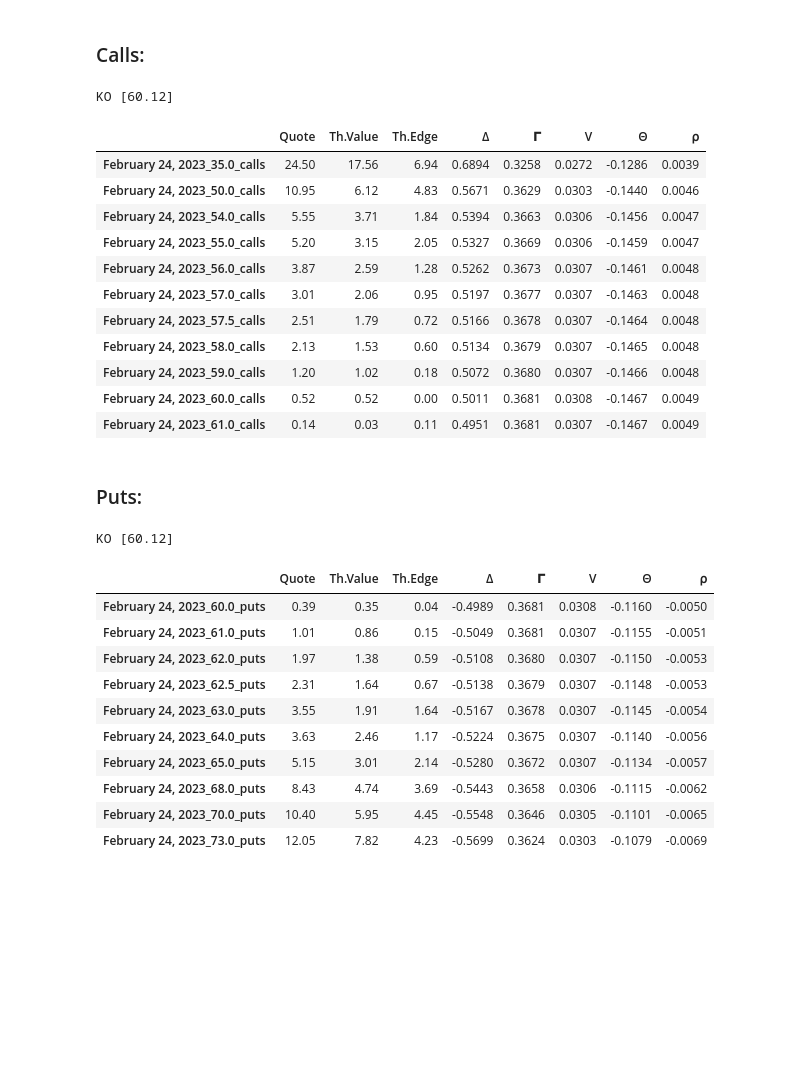
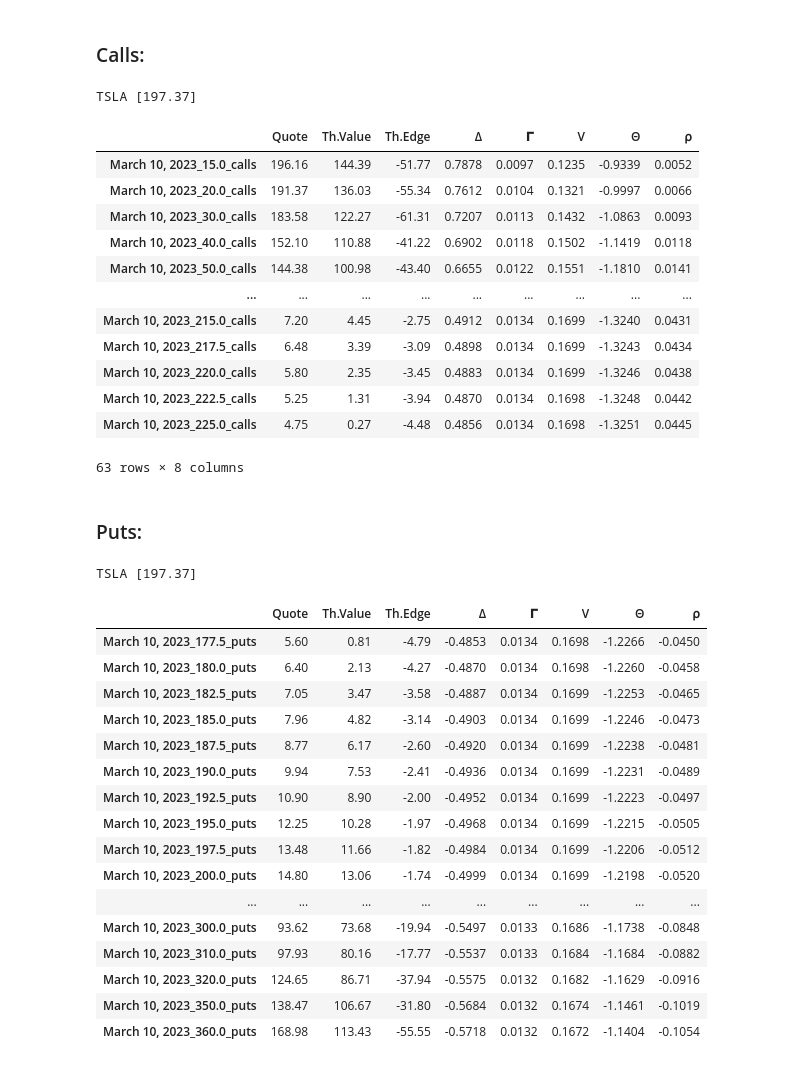
Before and after one commit to kevinhhl/options-pricing-tools-and-trading-strategies, a Jupyter notebook: Black_Scholes_Merton_Model_Part1_Screening_YF_for_theoretical_edges.ipynb, the cells around one changed output. Drawn from its saved outputs; the diff is of its cells as text; code cells hidden in the pictures; blank space fills up the shorter version.

```diff
--- a/Black_Scholes_Merton_Model_Part1_Screening_YF_for_theoretical_edges.ipynb
+++ b/Black_Scholes_Merton_Model_Part1_Screening_YF_for_theoretical_edges.ipynb
@@ -142,10 +154,11 @@ assert (test_model.rho_put-     -.063795).round(5)==0
 😎 Setting up our model:
 # %%
 # Manual inputs:
-symbol                   = "KO"             # <--  input
-riskfree_rate            = .0512            # <--  input
-date_today               = date(2023,2,18)  # <--  input
-date_expire              = date(2023,2,24)  # <--  input
+symbol            = "TSLA"
+riskfree_rate     = .0512
+sigma             = 0.7
+date_today        = date(2023,2,21)
+date_expire       = date(2023,3,10)
 # %%
 # Confirming that the expiration date is valid.
 exp_dates = options.get_expiration_dates(symbol)
@@ -192,0 +187,5 @@ crnt_price
+# %%
+ticker_yahoo = yf.Ticker(symbol)
+data = ticker_yahoo.history()
+crnt_price = data['Close'].iloc[-1]
+crnt_price
@@ -203,7 +204,11 @@ NAME_RHO     = "⍴"
 
 FORMAT_COLS = [NAME_QUOTE, NAME_TV, NAME_TVDIFF, NAME_DELTA, NAME_GAMMA, NAME_VEGA, NAME_THETA, NAME_RHO]
 
-def get_df(option_type, date_expire_str, chain, verbose=False):
+def get_df(chain, option_type, date_expire_str, verbose=False):
+  ''' @param Object chain : from options.get_options_chain(symbol, date_expire_str)["option_type"]
+      @param string option_type : either "calls" or "puts"
+      @param string date_expire_str : element of options.get_expiration_dates(symbol)
+  '''
   l_strike, l_quote, l_tv, l_diff, l_delta, l_gamma, l_vega, l_theta, l_rho, l_index_names = [], [], [], [], [], [], [], [], [], []
 
   for i in range(len(chain)):
@@ -220,7 +225,7 @@ def get_df(option_type, date_expire_str, chain, verbose=False):
 
     if tv > 0:
       q = chain["Last Price"][i]
-      _diff = (q-tv).round(2)
+      _diff = (tv-q).round(2)
       if verbose:
         print("{}: strike= {}\tquote= {}\tTV= {};\tdiff.= {}".format(option_type, x, q, tv.round(2), _diff ))
 
@@ -268,39 +257,46 @@ model = BSM(s     =crnt_price,
 # %% [markdown]
 ### Calls:
 # %%
-df_call = get_df("calls", date_expire_str, chain_call)
+df_call = get_df(chain_call, "calls", date_expire_str)
 print("{} [{}]\n".format(symbol, round(crnt_price,2)))
 df_call
 # %% [output]
-KO [60.12]
+TSLA [197.37]
 |  | Quote | Th.Value | Th.Edge | Δ | 𝚪 | V | Θ | ⍴ |
-| February 24, 2023_35.0_calls | 24.50 | 17.56 | 6.94 | 0.6894 | 0.3258 | 0.0272 | -0.1286 | 0.0039 |
-| February 24, 2023_50.0_calls | 10.95 | 6.12 | 4.83 | 0.5671 | 0.3629 | 0.0303 | -0.1440 | 0.0046 |
-| February 24, 2023_54.0_calls | 5.55 | 3.71 | 1.84 | 0.5394 | 0.3663 | 0.0306 | -0.1456 | 0.0047 |
-| February 24, 2023_55.0_calls | 5.20 | 3.15 | 2.05 | 0.5327 | 0.3669 | 0.0306 | -0.1459 | 0.0047 |
-| February 24, 2023_56.0_calls | 3.87 | 2.59 | 1.28 | 0.5262 | 0.3673 | 0.0307 | -0.1461 | 0.0048 |
-| February 24, 2023_57.0_calls | 3.01 | 2.06 | 0.95 | 0.5197 | 0.3677 | 0.0307 | -0.1463 | 0.0048 |
-| February 24, 2023_57.5_calls | 2.51 | 1.79 | 0.72 | 0.5166 | 0.3678 | 0.0307 | -0.1464 | 0.0048 |
-| February 24, 2023_58.0_calls | 2.13 | 1.53 | 0.60 | 0.5134 | 0.3679 | 0.0307 | -0.1465 | 0.0048 |
-| February 24, 2023_59.0_calls | 1.20 | 1.02 | 0.18 | 0.5072 | 0.3680 | 0.0307 | -0.1466 | 0.0048 |
-| February 24, 2023_60.0_calls | 0.52 | 0.52 | 0.00 | 0.5011 | 0.3681 | 0.0308 | -0.1467 | 0.0049 |
-| February 24, 2023_61.0_calls | 0.14 | 0.03 | 0.11 | 0.4951 | 0.3681 | 0.0307 | -0.1467 | 0.0049 |
+| March 10, 2023_15.0_calls | 196.16 | 144.39 | -51.77 | 0.7878 | 0.0097 | 0.1235 | -0.9339 | 0.0052 |
+| March 10, 2023_20.0_calls | 191.37 | 136.03 | -55.34 | 0.7612 | 0.0104 | 0.1321 | -0.9997 | 0.0066 |
+| March 10, 2023_30.0_calls | 183.58 | 122.27 | -61.31 | 0.7207 | 0.0113 | 0.1432 | -1.0863 | 0.0093 |
+| March 10, 2023_40.0_calls | 152.10 | 110.88 | -41.22 | 0.6902 | 0.0118 | 0.1502 | -1.1419 | 0.0118 |
+| March 10, 2023_50.0_calls | 144.38 | 100.98 | -43.40 | 0.6655 | 0.0122 | 0.1551 | -1.1810 | 0.0141 |
+| ... | ... | ... | ... | ... | ... | ... | ... | ... |
+| March 10, 2023_215.0_calls | 7.20 | 4.45 | -2.75 | 0.4912 | 0.0134 | 0.1699 | -1.3240 | 0.0431 |
+| March 10, 2023_217.5_calls | 6.48 | 3.39 | -3.09 | 0.4898 | 0.0134 | 0.1699 | -1.3243 | 0.0434 |
+| March 10, 2023_220.0_calls | 5.80 | 2.35 | -3.45 | 0.4883 | 0.0134 | 0.1699 | -1.3246 | 0.0438 |
+| March 10, 2023_222.5_calls | 5.25 | 1.31 | -3.94 | 0.4870 | 0.0134 | 0.1698 | -1.3248 | 0.0442 |
+| March 10, 2023_225.0_calls | 4.75 | 0.27 | -4.48 | 0.4856 | 0.0134 | 0.1698 | -1.3251 | 0.0445 |
+63 rows × 8 columns
 # %% [markdown]
 ### Puts:
 # %%
-df_put = get_df("puts", date_expire_str, chain_put)
+df_put = get_df(chain_put, "puts", date_expire_str)
 print("{} [{}]\n".format(symbol, round(crnt_price,2)))
 df_put
 # %% [output]
-KO [60.12]
+TSLA [197.37]
 |  | Quote | Th.Value | Th.Edge | Δ | 𝚪 | V | Θ | ⍴ |
-| February 24, 2023_60.0_puts | 0.39 | 0.35 | 0.04 | -0.4989 | 0.3681 | 0.0308 | -0.1160 | -0.0050 |
-| February 24, 2023_61.0_puts | 1.01 | 0.86 | 0.15 | -0.5049 | 0.3681 | 0.0307 | -0.1155 | -0.0051 |
-| February 24, 2023_62.0_puts | 1.97 | 1.38 | 0.59 | -0.5108 | 0.3680 | 0.0307 | -0.1150 | -0.0053 |
-| February 24, 2023_62.5_puts | 2.31 | 1.64 | 0.67 | -0.5138 | 0.3679 | 0.0307 | -0.1148 | -0.0053 |
-| February 24, 2023_63.0_puts | 3.55 | 1.91 | 1.64 | -0.5167 | 0.3678 | 0.0307 | -0.1145 | -0.0054 |
-| February 24, 2023_64.0_puts | 3.63 | 2.46 | 1.17 | -0.5224 | 0.3675 | 0.0307 | -0.1140 | -0.0056 |
-| February 24, 2023_65.0_puts | 5.15 | 3.01 | 2.14 | -0.5280 | 0.3672 | 0.0307 | -0.1134 | -0.0057 |
-| February 24, 2023_68.0_puts | 8.43 | 4.74 | 3.69 | -0.5443 | 0.3658 | 0.0306 | -0.1115 | -0.0062 |
-| February 24, 2023_70.0_puts | 10.40 | 5.95 | 4.45 | -0.5548 | 0.3646 | 0.0305 | -0.1101 | -0.0065 |
-| February 24, 2023_73.0_puts | 12.05 | 7.82 | 4.23 | -0.5699 | 0.3624 | 0.0303 | -0.1079 | -0.0069 |
+| March 10, 2023_177.5_puts | 5.60 | 0.81 | -4.79 | -0.4853 | 0.0134 | 0.1698 | -1.2266 | -0.0450 |
+| March 10, 2023_180.0_puts | 6.40 | 2.13 | -4.27 | -0.4870 | 0.0134 | 0.1698 | -1.2260 | -0.0458 |
+| March 10, 2023_182.5_puts | 7.05 | 3.47 | -3.58 | -0.4887 | 0.0134 | 0.1699 | -1.2253 | -0.0465 |
+| March 10, 2023_185.0_puts | 7.96 | 4.82 | -3.14 | -0.4903 | 0.0134 | 0.1699 | -1.2246 | -0.0473 |
+| March 10, 2023_187.5_puts | 8.77 | 6.17 | -2.60 | -0.4920 | 0.0134 | 0.1699 | -1.2238 | -0.0481 |
+| March 10, 2023_190.0_puts | 9.94 | 7.53 | -2.41 | -0.4936 | 0.0134 | 0.1699 | -1.2231 | -0.0489 |
+| March 10, 2023_192.5_puts | 10.90 | 8.90 | -2.00 | -0.4952 | 0.0134 | 0.1699 | -1.2223 | -0.0497 |
+| March 10, 2023_195.0_puts | 12.25 | 10.28 | -1.97 | -0.4968 | 0.0134 | 0.1699 | -1.2215 | -0.0505 |
+| March 10, 2023_197.5_puts | 13.48 | 11.66 | -1.82 | -0.4984 | 0.0134 | 0.1699 | -1.2206 | -0.0512 |
+| March 10, 2023_200.0_puts | 14.80 | 13.06 | -1.74 | -0.4999 | 0.0134 | 0.1699 | -1.2198 | -0.0520 |
+| ... | ... | ... | ... | ... | ... | ... | ... | ... |
+| March 10, 2023_300.0_puts | 93.62 | 73.68 | -19.94 | -0.5497 | 0.0133 | 0.1686 | -1.1738 | -0.0848 |
+| March 10, 2023_310.0_puts | 97.93 | 80.16 | -17.77 | -0.5537 | 0.0133 | 0.1684 | -1.1684 | -0.0882 |
+| March 10, 2023_320.0_puts | 124.65 | 86.71 | -37.94 | -0.5575 | 0.0132 | 0.1682 | -1.1629 | -0.0916 |
+| March 10, 2023_350.0_puts | 138.47 | 106.67 | -31.80 | -0.5684 | 0.0132 | 0.1674 | -1.1461 | -0.1019 |
+| March 10, 2023_360.0_puts | 168.98 | 113.43 | -55.55 | -0.5718 | 0.0132 | 0.1672 | -1.1404 | -0.1054 |
```
Also changed, not shown: parts of 12 cells of this notebook.
